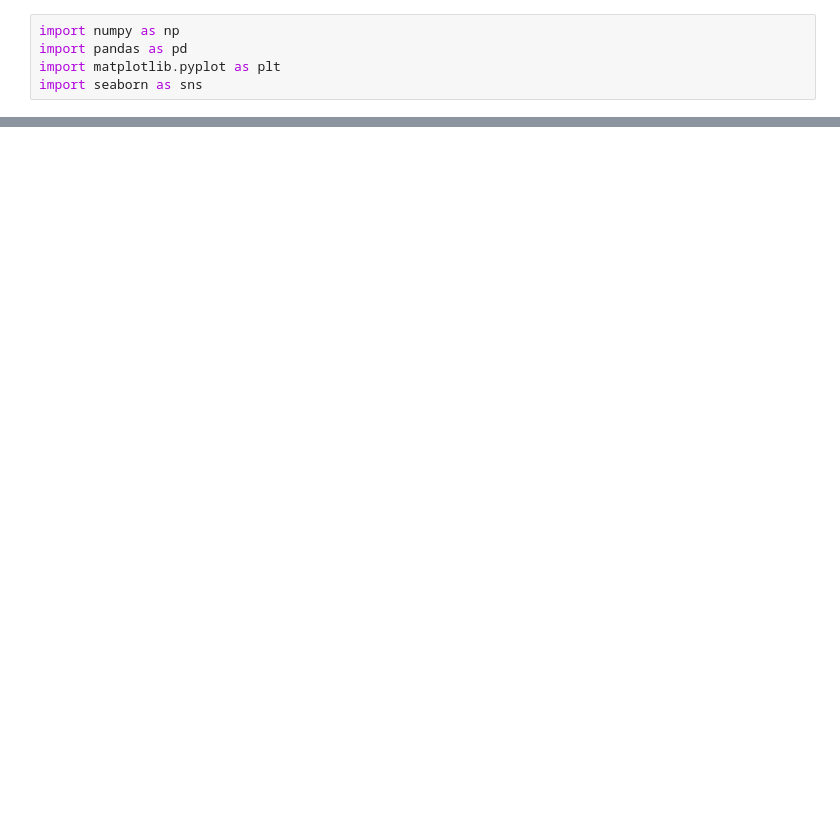
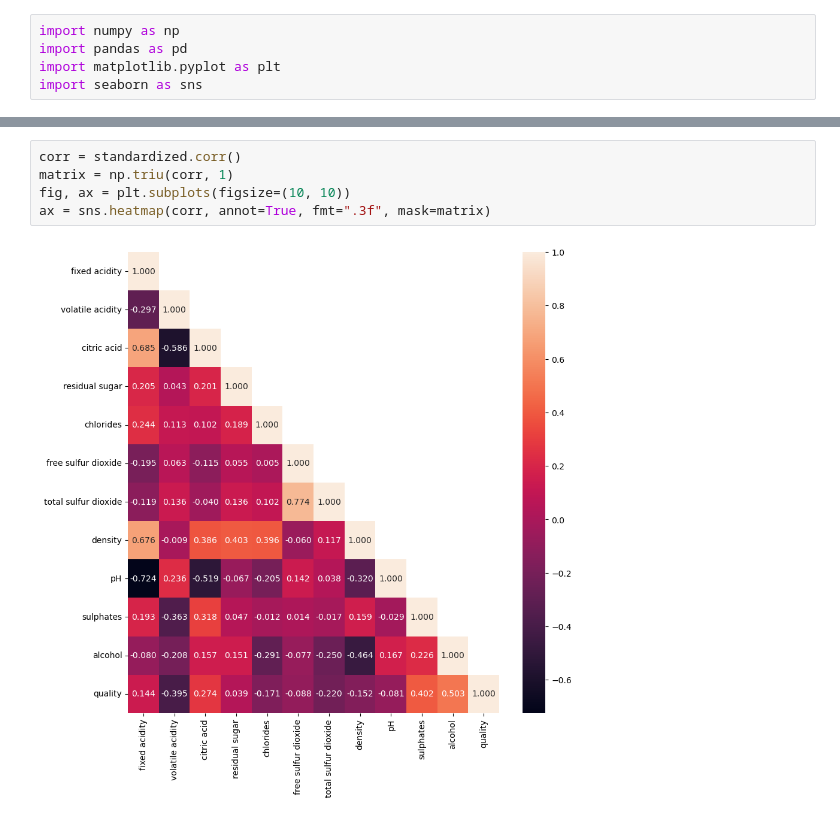
Before and after one commit to KhalilFASIF/PLD_ML, a Jupyter notebook: wine.ipynb, the cells around one changed output, grey strips where cells are left out. Cells and saved outputs as stored; diff of their text form; blank space fills up the shorter version.

```diff
--- a/wine.ipynb
+++ b/wine.ipynb
@@ -79,0 +74,7 @@ Index([], dtype='object')
+# %%
+corr = standardized.corr()
+matrix = np.triu(corr, 1)
+fig, ax = plt.subplots(figsize=(10, 10))
+ax = sns.heatmap(corr, annot=True, fmt=".3f", mask=matrix)
+# %% [output]
+[figure, added]
```
Also changed, not shown: parts of 41 cells of this notebook.
